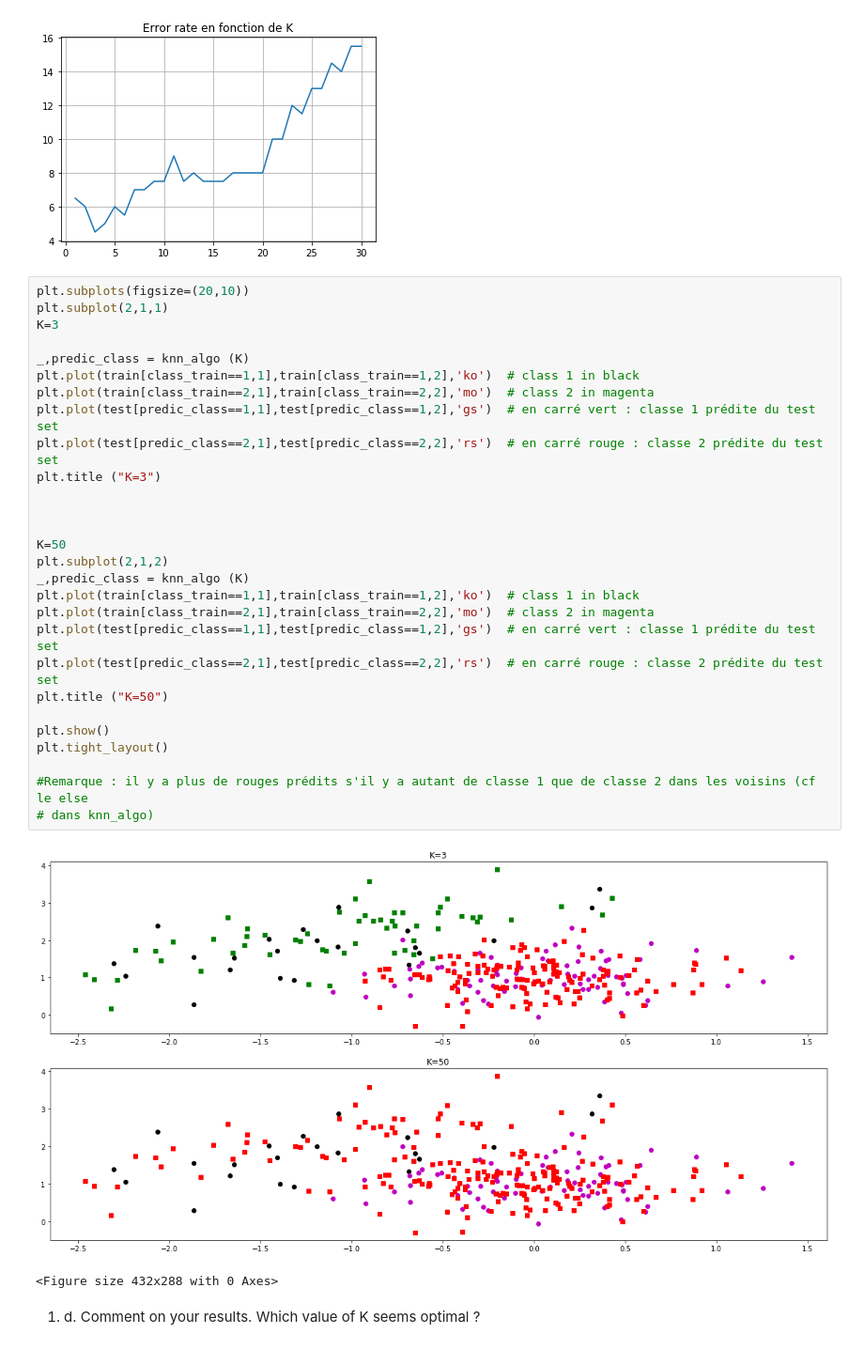
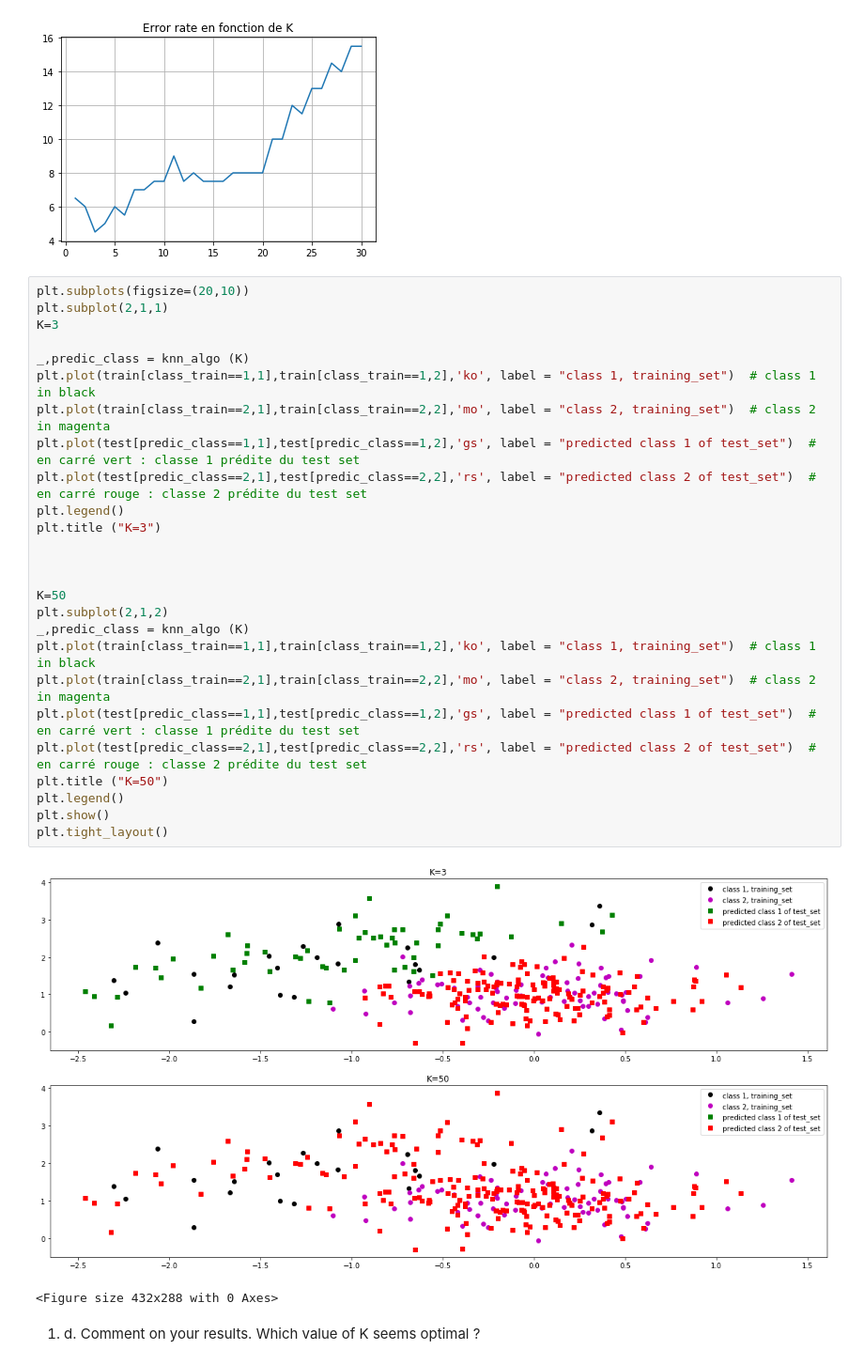
Before and after one commit to cindytrinh/Pyt_tps, a Jupyter notebook: TP4_DUROUCHOUX_TRINH/TP4/TP4_DUROUCHOUX_TRINH.ipynb, the cells around one changed output. Shown at 94% size. Cells and saved outputs as stored; diff of their text form.

```diff
--- a/TP4_DUROUCHOUX_TRINH/TP4/TP4_DUROUCHOUX_TRINH.ipynb
+++ b/TP4_DUROUCHOUX_TRINH/TP4/TP4_DUROUCHOUX_TRINH.ipynb
@@ -126,33 +128,31 @@ Error rate for K =  30 is 15.500000000000004 %
 # %%
 plt.subplots(figsize=(20,10))
 plt.subplot(2,1,1)
 K=3
 
 _,predic_class = knn_algo (K)
-plt.plot(train[class_train==1,1],train[class_train==1,2],'ko')  # class 1 in black
-plt.plot(train[class_train==2,1],train[class_train==2,2],'mo')  # class 2 in magenta
-plt.plot(test[predic_class==1,1],test[predic_class==1,2],'gs')  # en carré vert : classe 1 prédite du test set
-plt.plot(test[predic_class==2,1],test[predic_class==2,2],'rs')  # en carré rouge : classe 2 prédite du test set
+plt.plot(train[class_train==1,1],train[class_train==1,2],'ko', label = "class 1, training_set")  # class 1 in black
+plt.plot(train[class_train==2,1],train[class_train==2,2],'mo', label = "class 2, training_set")  # class 2 in magenta
+plt.plot(test[predic_class==1,1],test[predic_class==1,2],'gs', label = "predicted class 1 of test_set")  # en carré vert : classe 1 prédite du test set
+plt.plot(test[predic_class==2,1],test[predic_class==2,2],'rs', label = "predicted class 2 of test_set")  # en carré rouge : classe 2 prédite du test set
+plt.legend()
 plt.title ("K=3")
 
 
 
 K=50
 plt.subplot(2,1,2)
 _,predic_class = knn_algo (K)
-plt.plot(train[class_train==1,1],train[class_train==1,2],'ko')  # class 1 in black
-plt.plot(train[class_train==2,1],train[class_train==2,2],'mo')  # class 2 in magenta
-plt.plot(test[predic_class==1,1],test[predic_class==1,2],'gs')  # en carré vert : classe 1 prédite du test set
-plt.plot(test[predic_class==2,1],test[predic_class==2,2],'rs')  # en carré rouge : classe 2 prédite du test set
+plt.plot(train[class_train==1,1],train[class_train==1,2],'ko', label = "class 1, training_set")  # class 1 in black
+plt.plot(train[class_train==2,1],train[class_train==2,2],'mo', label = "class 2, training_set")  # class 2 in magenta
+plt.plot(test[predic_class==1,1],test[predic_class==1,2],'gs', label = "predicted class 1 of test_set")  # en carré vert : classe 1 prédite du test set
+plt.plot(test[predic_class==2,1],test[predic_class==2,2],'rs', label = "predicted class 2 of test_set")  # en carré rouge : classe 2 prédite du test set
 plt.title ("K=50")
-
+plt.legend()
 plt.show()
 plt.tight_layout()
-
-#Remarque : il y a plus de rouges prédits s'il y a autant de classe 1 que de classe 2 dans les voisins (cf le else
-# dans knn_algo)
 # %% [output]
-[figure, old version]
+[figure, new version]
 <Figure size 432x288 with 0 Axes>
 # %% [markdown]
 1. d. Comment on your results. Which value of K seems optimal ?
```
Also changed, not shown: parts of 3 cells of this notebook.
